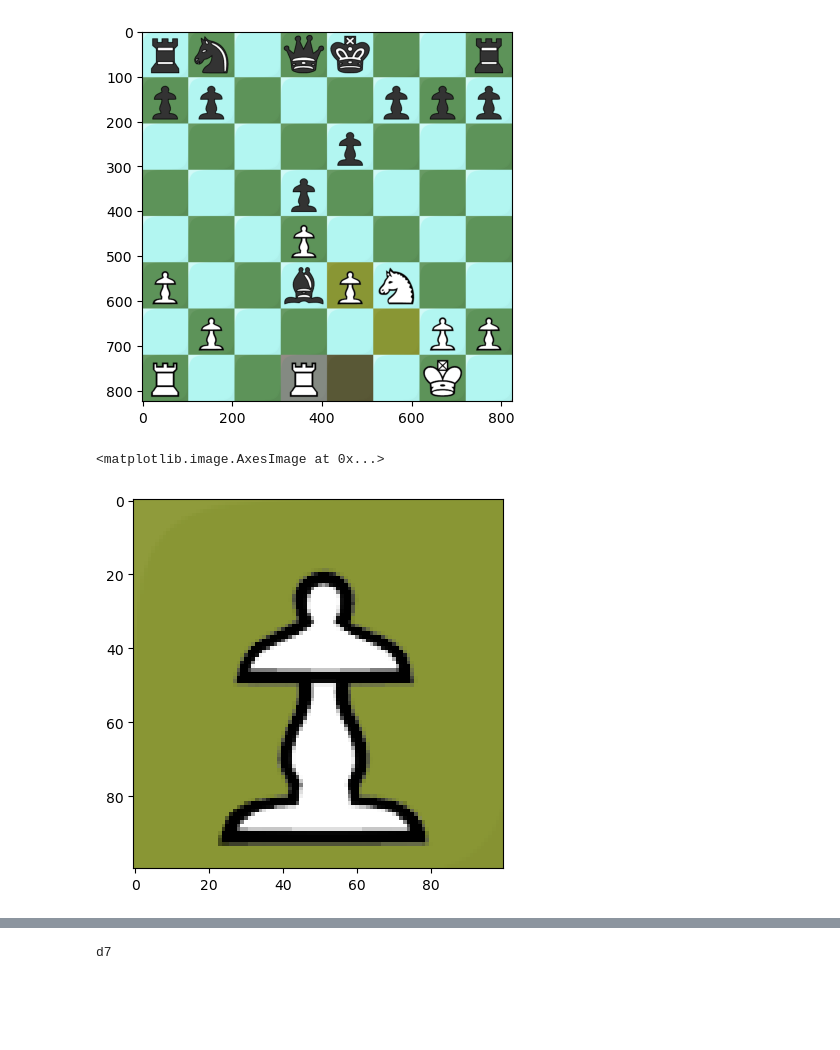
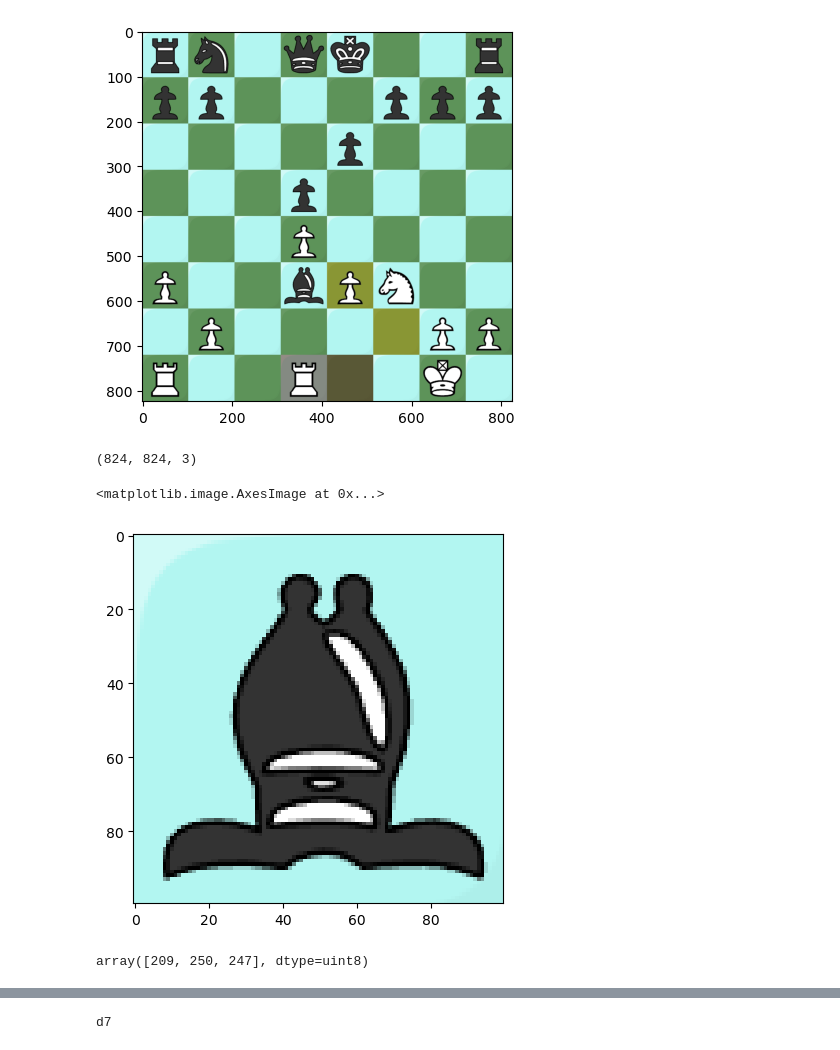
Before and after one commit to douavocado/humanchessplayer2, a Jupyter notebook: test_image_scrape_tools.ipynb, the cells around one changed output, grey strips where cells are left out. Cells and saved outputs as stored; diff of their text form; code cells hidden in the pictures; blank space fills up the shorter version.

```diff
--- a/test_image_scrape_tools.ipynb
+++ b/test_image_scrape_tools.ipynb
@@ -79,9 +79,17 @@ plt.imshow(board_img)
 # %% [output]
 <matplotlib.image.AxesImage at 0x...>
 [figure]
+# %%
+board_img.shape
+# %% [output]
+(824, 824, 3)
 # %%
-plt.imshow(board_img[515:615,412:512,:])
+plt.imshow(board_img[515:615,309:409,:])
 # %% [output]
 <matplotlib.image.AxesImage at 0x...>
-[figure, old version]
+[figure, new version]
+# %%
+board_img[520,314,:]
+# %% [output]
+array([209, 250, 247], dtype=uint8)
 # %%
```
Also changed, not shown: parts of 2 cells of this notebook, 5 other files.
